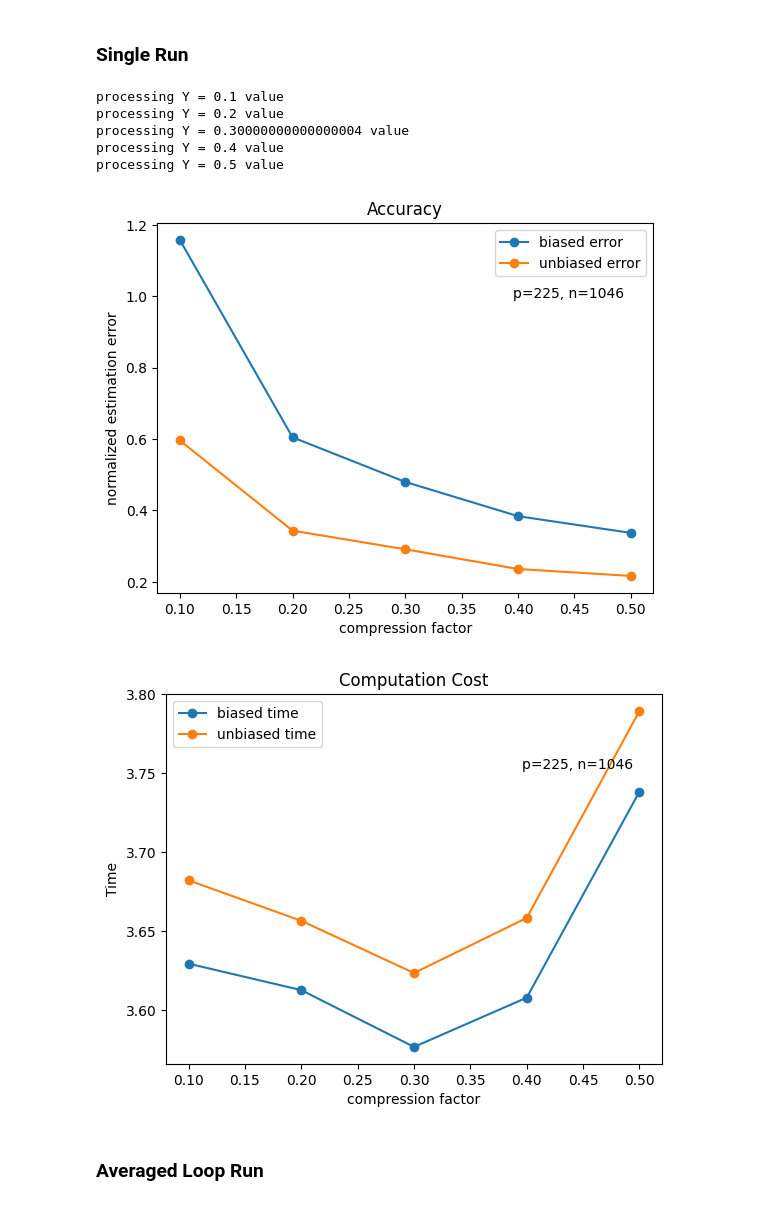
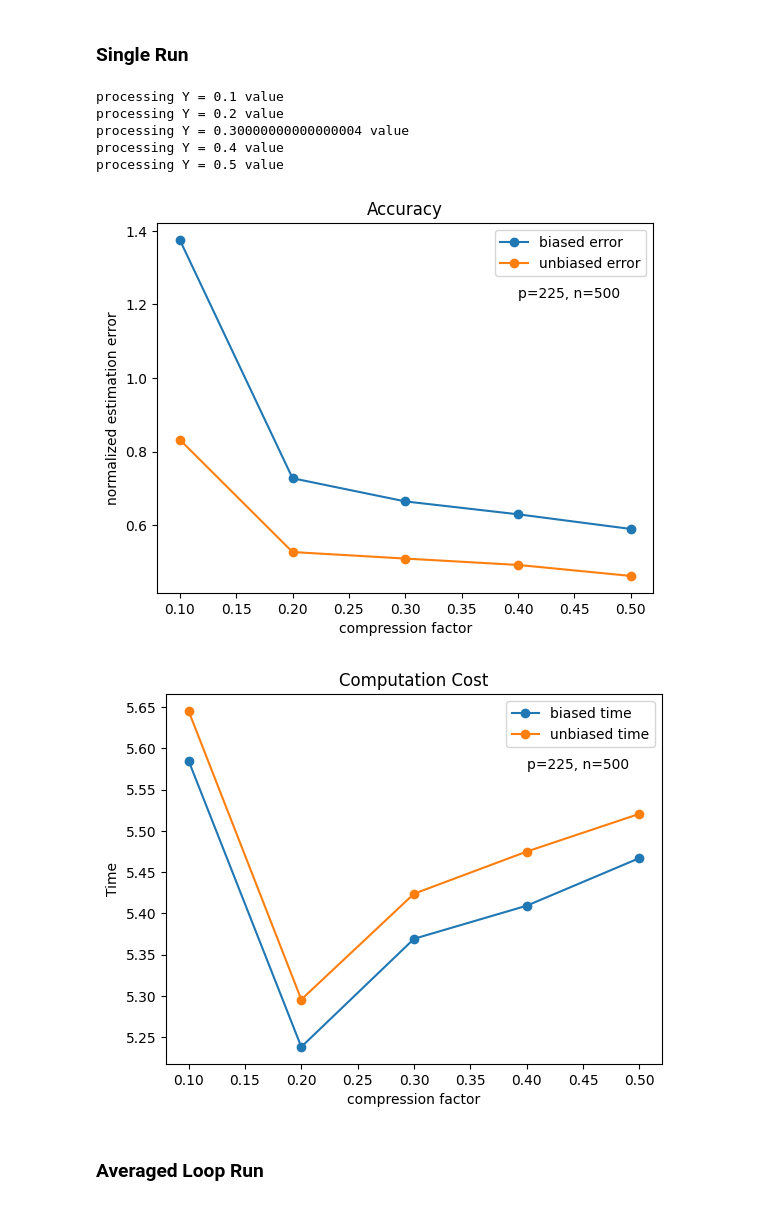
Before and after one commit to Keymii/compressive-covariance-estimator, a Jupyter notebook: main.ipynb, the cells around one changed output. Drawn from its saved outputs; the diff is of its cells as text; code cells hidden in the pictures.

```diff
--- a/main.ipynb
+++ b/main.ipynb
@@ -142,6 +142,7 @@ class CovarianceMatrix:
     self._XT = XT if (type(XT) != type(None)) else X.T
     self._XXT = XXT if (type(XXT) != type(None)) else X@self._XT
     self.original = (1/self._n) *self._XXT #np.cov(X)
+    self.generate_R_list()
     if runBiasedEstimator:
       start_time = time.time()
       self.biasedEstimation = self.runBiasedEstimator()
@@ -162,16 +163,22 @@ class CovarianceMatrix:
     Ri = np.random.choice([-1, 0, 1], size=(p, m), p=probabilities)
     return Ri
 
-  def runBiasedEstimator(self):
+  def generate_R_list(self):
+    self._R_list = []
+    n = self._n
+    for i in range(n):
+      Ri = self.generate_Ri()
+      self._R_list.append(Ri)
+
+  def runBiasedEstimatorUsingLoop(self):
+    self._R_list = []
     u2 = 1/self._s
-    self._R_list = []
     m = self._m
     n = self._n
     size_factor = 1 / ((m ** 2 + m) *( u2 ** 2))
     sum = np.zeros((self._p, self._p))
 
     for i in range(n):
-      # print(sum)
       Ri = self.generate_Ri()
       self._R_list.append(Ri)
       xi = np.array(self._XT[i])
@@ -185,6 +192,20 @@ class CovarianceMatrix:
       # print(sum_i.shape)
       sum += sum_i
     c_hat =  size_factor * (1/n) *sum
+    return(c_hat)
+
+
+  def runBiasedEstimator(self):
+    u2 = 1/self._s
+    m = self._m
+    n = self._n
+    size_factor = 1 / ((m ** 2 + m) *( u2 ** 2))
+    R = np.array(self._R_list)
+    X = np.array(self._X)
+    R_R_T_X = np.einsum('nab,ncb,cn->na', R, R,X)
+    X_T_R_R_T = R_R_T_X.T
+    result = np.einsum('na,bn->ab', R_R_T_X, X_T_R_R_T)
+    c_hat =  size_factor * (1/n) *result
     return(c_hat)
 
   def runUnbiasedEstimator(self):
@@ -217,7 +238,7 @@ class CovarianceMatrix:
 # %%
 # CONTROL PARAMETERS #
 #---------------------------------#
-X = traffic_loader(x1=200,x2=215,y1=100,y2=115) # data matrix X
+X = traffic_loader(x1=200,x2=215,y1=100,y2=115, n2=500) # data matrix X
 Y = np.linspace(0.1,0.5,5) # gamma = compression factor
 print(f'gamma values (Y) = {Y}')
 
@@ -240,37 +261,37 @@ biased_time=[]
 unbiased_time=[]
 for s in s_values:
   print(f'processing Y = {m/s} value')
   CovMtx = CovarianceMatrix(m, s, X, XXT = XXT)
   biased_error.append(CovMtx.biasedError)
   unbiased_error.append(CovMtx.unbiasedError)
   biased_time.append(CovMtx.biasedTime)
   unbiased_time.append(CovMtx.unbiasedTime)
   del CovMtx
 
 plt.plot(Y,biased_error, marker='o')
 plt.plot(Y,unbiased_error, marker='o')
 plt.legend(['biased error', 'unbiased error'])
 plt.xlabel('compression factor')
 plt.ylabel('normalized estimation error')
 plt.title('Accuracy')
-plt.text(0.83, 0.81, 'p=225, n=1046', horizontalalignment='center', verticalalignment='center', transform=plt.gca().transAxes)
+plt.text(0.83, 0.81, f'p={X.shape[0]}, n={X.shape[1]}', horizontalalignment='center', verticalalignment='center', transform=plt.gca().transAxes)
 plt.show()
 plt.plot(Y,biased_time, marker='o')
 plt.plot(Y,unbiased_time, marker='o')
 plt.xlabel('compression factor')
 plt.ylabel('Time')
 plt.legend(['biased time', 'unbiased time'])
 plt.title('Computation Cost')
-plt.text(0.83, 0.81, 'p=225, n=1046', horizontalalignment='center', verticalalignment='center', transform=plt.gca().transAxes)
+plt.text(0.83, 0.81, f'p={X.shape[0]}, n={X.shape[1]}', horizontalalignment='center', verticalalignment='center', transform=plt.gca().transAxes)
 plt.show()
 # %% [output]
 processing Y = 0.1 value
 processing Y = 0.2 value
 processing Y = 0.30000000000000004 value
 processing Y = 0.4 value
 processing Y = 0.5 value
-[figure, old version]
+[figure, new version]
-[figure, old version]
+[figure, new version]
 # %% [markdown]
 ### Averaged Loop Run
 # %%
```
Also changed, not shown: parts of 4 cells of this notebook.
